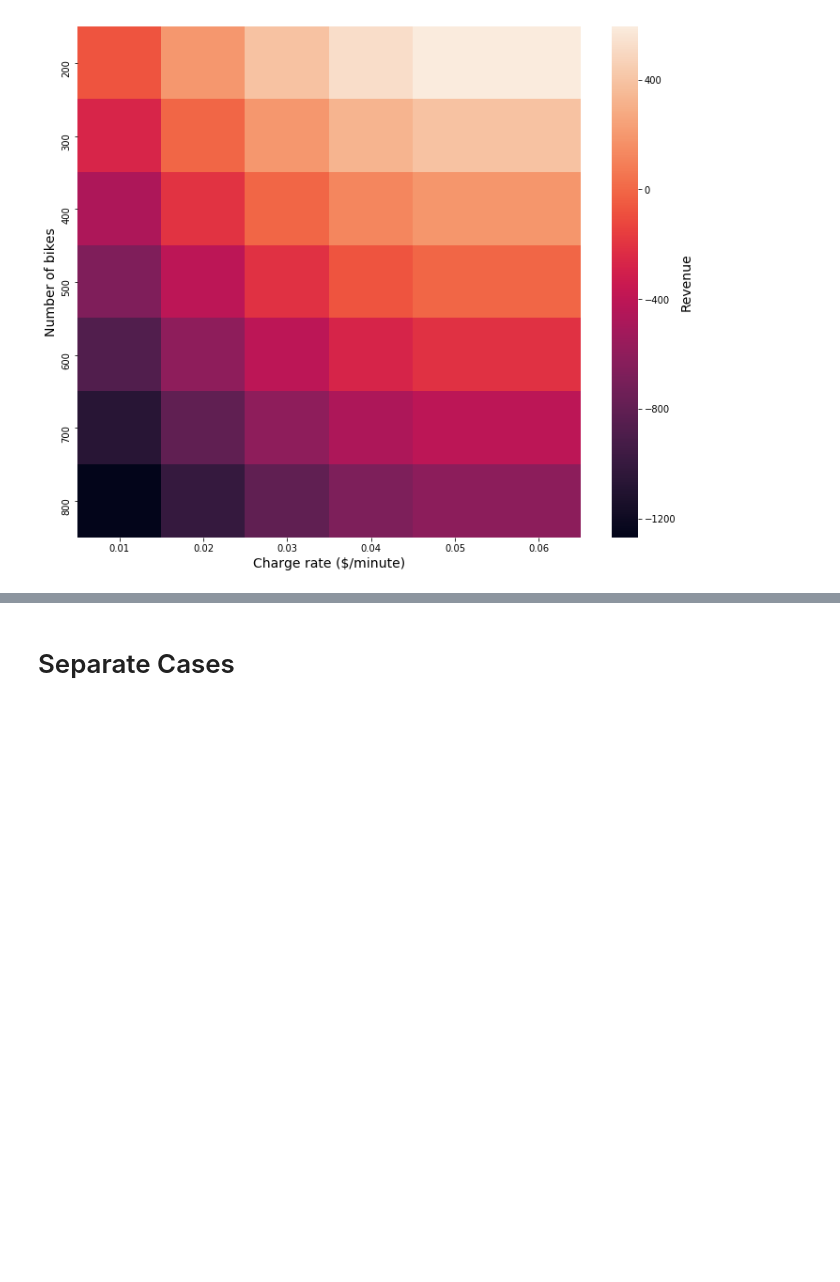
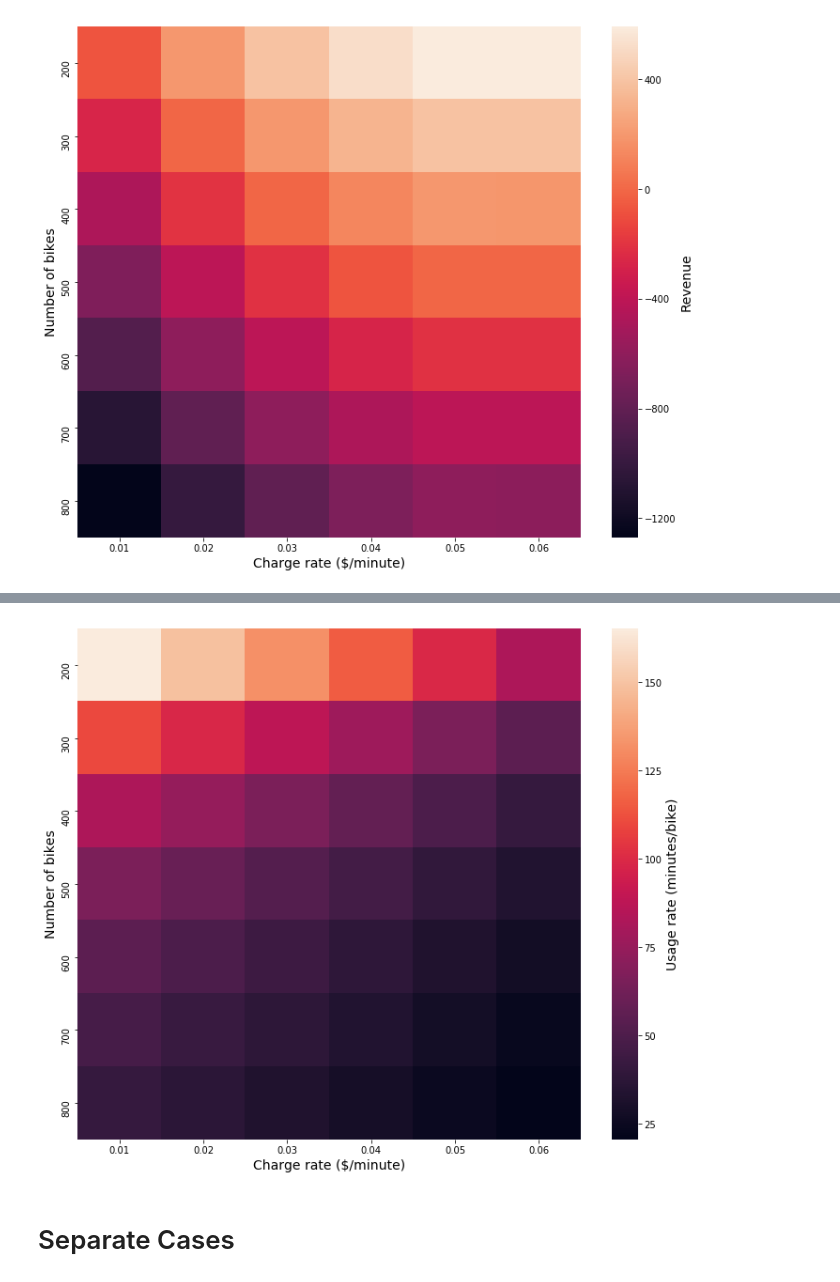
Before and after one commit to haley1229/Final-Project-1, a Jupyter notebook: main.ipynb, the cells around one changed output, grey strips where cells are left out. Saved outputs shown, nothing was run; the diff lists cells and outputs as text; code cells hidden in the pictures; blank space fills up the shorter version.

```diff
--- a/main.ipynb
+++ b/main.ipynb
@@ -121,3 +128,16 @@ plt.show()
+# %%
+df['mean_duration'] = df['duration'] / df['num_bike']
+pivot = pd.pivot_table(df, values='mean_duration', index='num_bike', columns='rate')
+
+fig, ax = plt.subplots(figsize=(12, 10))
+sns.heatmap(pivot, ax=ax, cbar_kws={'label': 'Usage rate (minutes/bike)'})
+ax.set_xlabel('Charge rate ($/minute)', fontsize=14)
+ax.set_ylabel('Number of bikes', fontsize=14)
+ax.figure.axes[-1].yaxis.label.set_size(14)
+fig.savefig('./images/duration_heatmap.png', dpi=300)
+plt.show()
+# %% [output]
+[figure, added]
 # %% [markdown]
 # Separate Cases
 # %%
```
Also changed, not shown: parts of 5 cells of this notebook, 6 other files.
